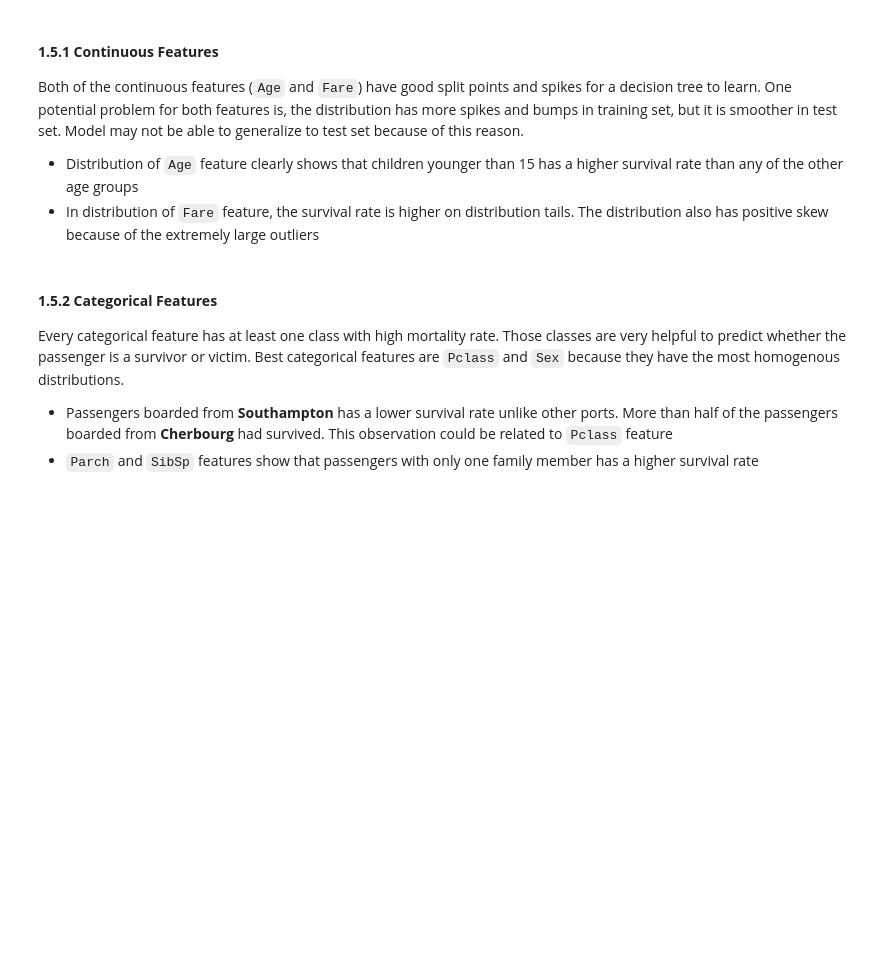
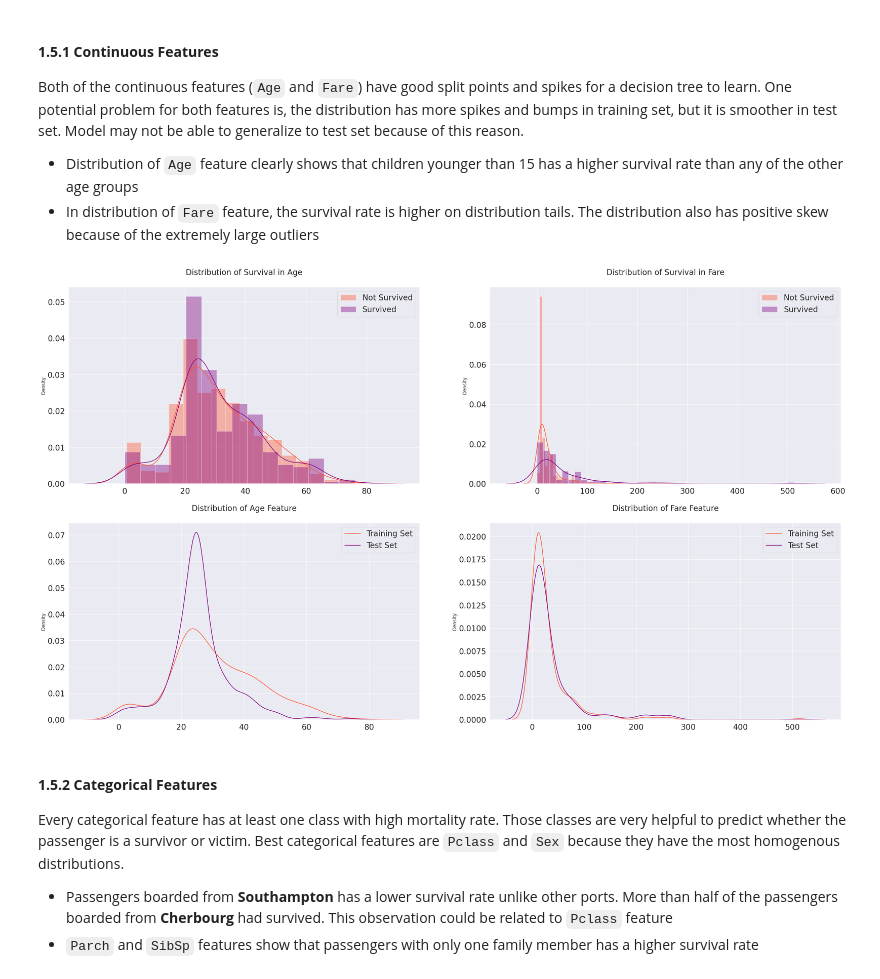
Before and after one commit to Amnaikram1/Titanic-Solution-Top-3-RandomForestClassifier, a Jupyter notebook: titanic-solution-by-dr-kaggler (1).ipynb, the cells around one changed output. Drawn from its saved outputs; the diff is of its cells as text; code cells hidden in the pictures; blank space fills up the shorter version.

```diff
--- a/titanic-solution-by-dr-kaggler (1).ipynb
+++ b/titanic-solution-by-dr-kaggler (1).ipynb
@@ -412,36 +541,41 @@ Both of the continuous features (`Age` and `Fare`) have good split points and sp
 * Distribution of `Age` feature clearly shows that children younger than 15 has a higher survival rate than any of the other age groups
 * In distribution of `Fare` feature, the survival rate is higher on distribution tails. The distribution also has positive skew because of the extremely large outliers
 # %%
+import matplotlib.pyplot as plt
+import seaborn as sns
+
 cont_features = ['Age', 'Fare']
 surv = df_train['Survived'] == 1
 
 fig, axs = plt.subplots(ncols=2, nrows=2, figsize=(20, 20))
 plt.subplots_adjust(right=1.5)
 
 for i, feature in enumerate(cont_features):
     # Distribution of survival in feature
-    sns.distplot(df_train[~surv][feature], label='Not Survived', hist=True, color='#e74c3c', ax=axs[0][i])
-    sns.distplot(df_train[surv][feature], label='Survived', hist=True, color='#2ecc71', ax=axs[0][i])
+    sns.distplot(df_train[~surv][feature], label='Not Survived', hist=True, color='#FF5733', ax=axs[0][i])
+    sns.distplot(df_train[surv][feature], label='Survived', hist=True, color='#800080', ax=axs[0][i])
 
     # Distribution of feature in dataset
-    sns.distplot(df_train[feature], label='Training Set', hist=False, color='#e74c3c', ax=axs[1][i])
-    sns.distplot(df_test[feature], label='Test Set', hist=False, color='#2ecc71', ax=axs[1][i])
+    sns.distplot(df_train[feature], label='Training Set', hist=False, color='#FF5733', ax=axs[1][i])
+    sns.distplot(df_test[feature], label='Test Set', hist=False, color='#800080', ax=axs[1][i])
 
     axs[0][i].set_xlabel('')
     axs[1][i].set_xlabel('')
 
     for j in range(2):
         axs[i][j].tick_params(axis='x', labelsize=20)
         axs[i][j].tick_params(axis='y', labelsize=20)
 
     axs[0][i].legend(loc='upper right', prop={'size': 20})
     axs[1][i].legend(loc='upper right', prop={'size': 20})
     axs[0][i].set_title('Distribution of Survival in {}'.format(feature), size=20, y=1.05)
 
 axs[1][0].set_title('Distribution of {} Feature'.format('Age'), size=20, y=1.05)
 axs[1][1].set_title('Distribution of {} Feature'.format('Fare'), size=20, y=1.05)
 
 plt.show()
+# %% [output]
+[figure, added]
 # %% [markdown]
 #### **1.5.2 Categorical Features**
 Every categorical feature has at least one class with high mortality rate. Those classes are very helpful to predict whether the passenger is a survivor or victim. Best categorical features are `Pclass` and `Sex` because they have the most homogenous distributions.
```
Also changed, not shown: parts of 32 cells of this notebook.
